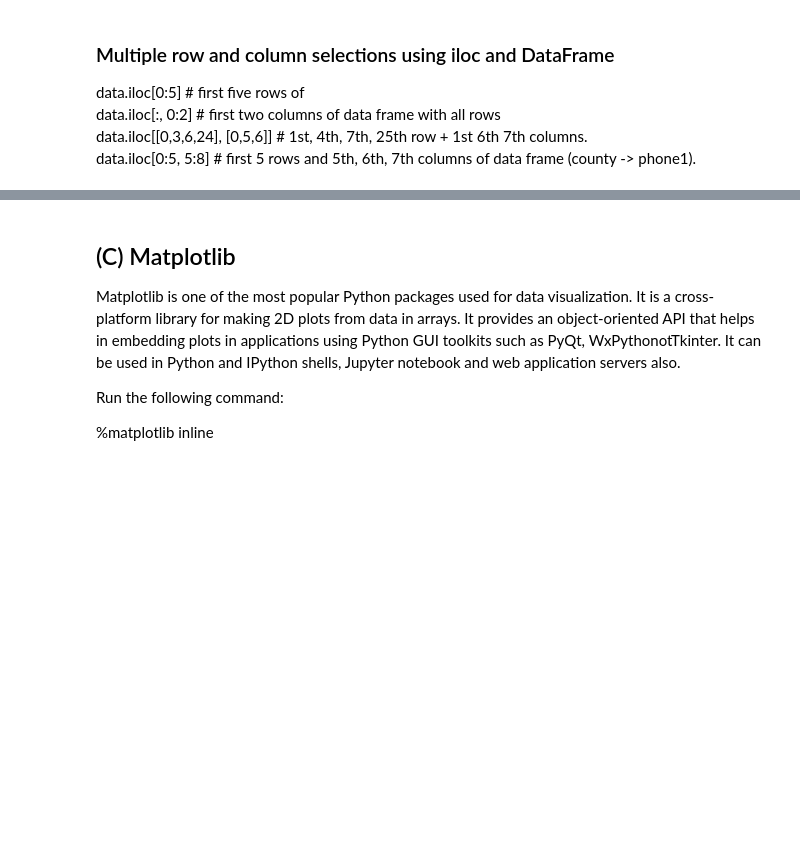
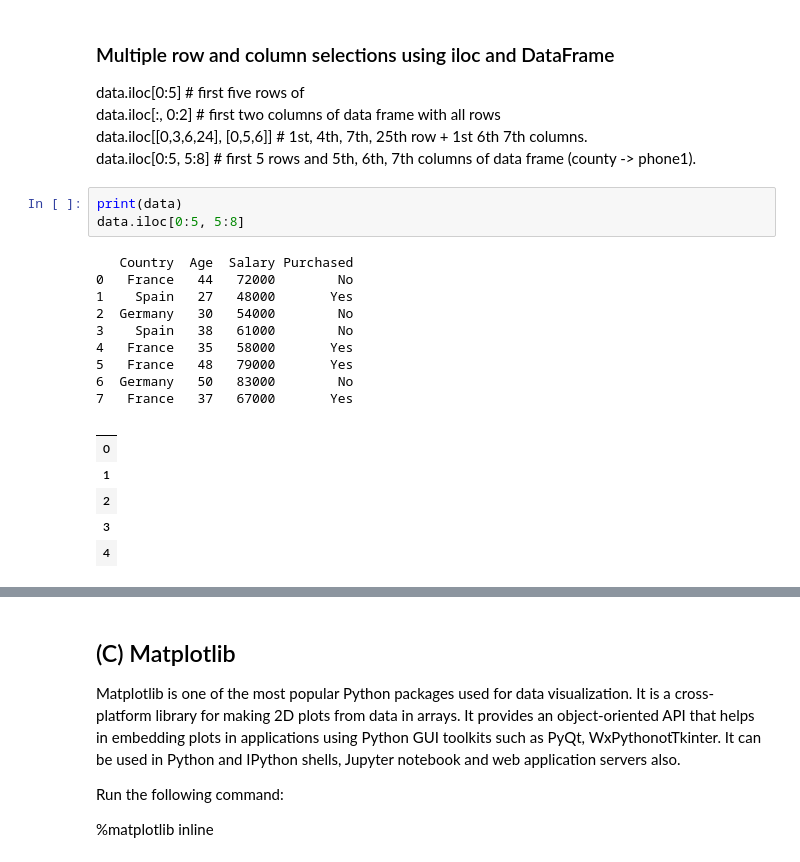
Before and after one commit to syedrafayhashmi/Machine-Learning-Course-NCAI, a Jupyter notebook: INTRODUCTION TO PYTHON.ipynb, the cells around one changed output, grey strips where cells are left out. Saved outputs shown, nothing was run; the diff lists cells and outputs as text; blank space fills up the shorter version.

```diff
--- a/INTRODUCTION TO PYTHON.ipynb
+++ b/INTRODUCTION TO PYTHON.ipynb
@@ -470,3 +507,22 @@ data.iloc[0:5] # first five rows of  <br>
 data.iloc[:, 0:2] # first two columns of data frame with all rows <br>
 data.iloc[[0,3,6,24], [0,5,6]] # 1st, 4th, 7th, 25th row + 1st 6th 7th columns. <br>
 data.iloc[0:5, 5:8] # first 5 rows and 5th, 6th, 7th columns of data frame (county -> phone1).
+# %%
+print(data)
+data.iloc[0:5, 5:8]
+# %% [output]
+   Country  Age  Salary Purchased
+0   France   44   72000        No
+1    Spain   27   48000       Yes
+2  Germany   30   54000        No
+3    Spain   38   61000        No
+4   France   35   58000       Yes
+5   France   48   79000       Yes
+6  Germany   50   83000        No
+7   France   37   67000       Yes
+|  |
+| 0 |
+| 1 |
+| 2 |
+| 3 |
+| 4 |
```
Also changed, not shown: parts of 11 cells of this notebook, 1 other file.
